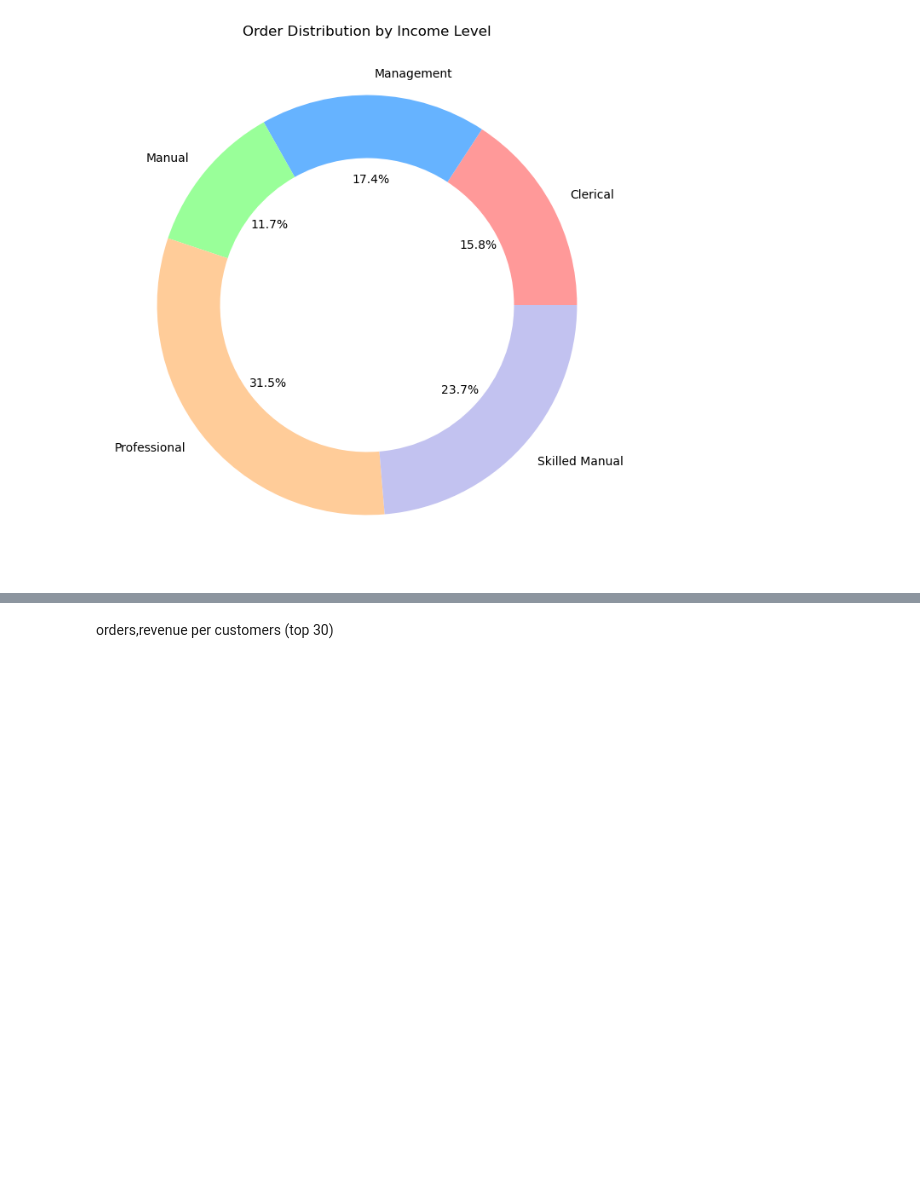
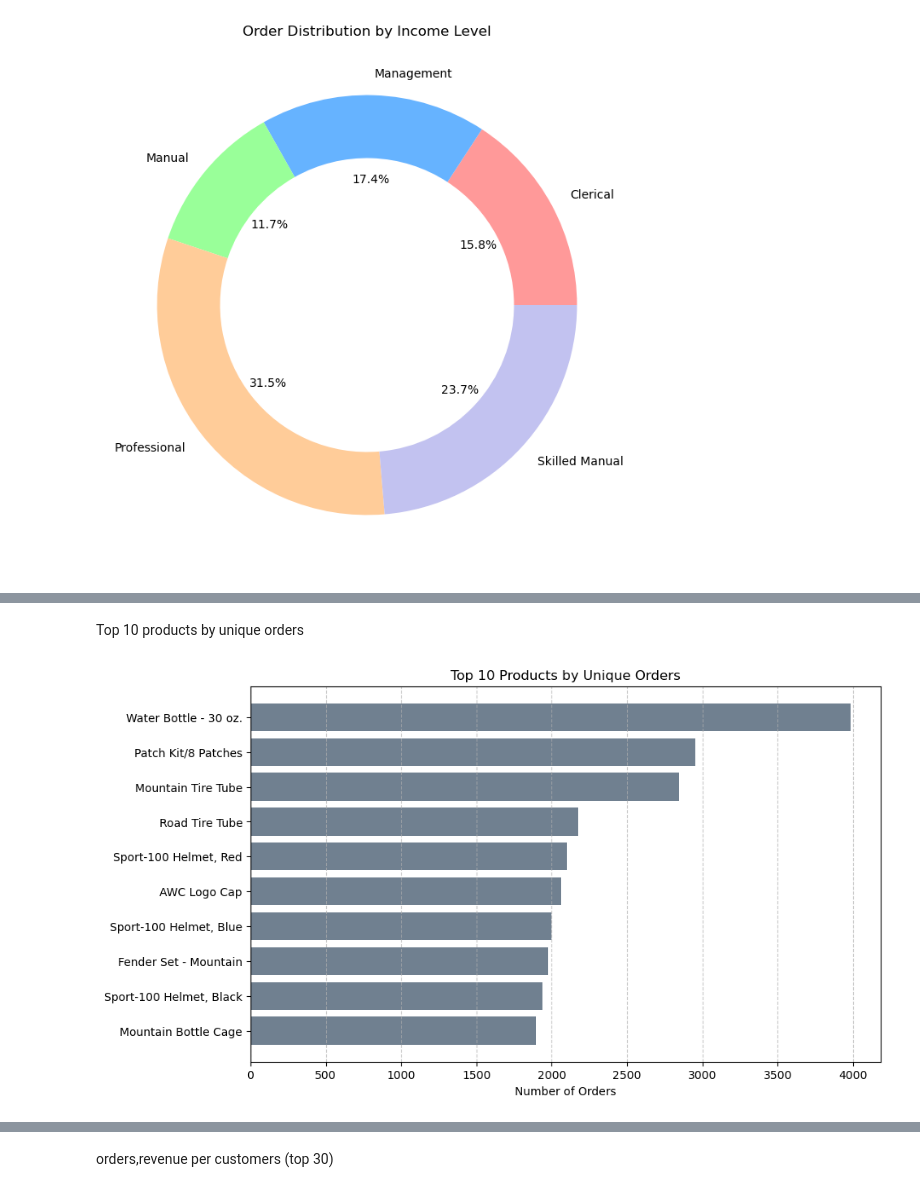
Before and after one commit to Anandhuvimalan/AdventureWorks-Analytics-with-Python-PostgreSQL-and-Power-BI, a Jupyter notebook: python/AdventureWorks.ipynb, the cells around one changed output, grey strips where cells are left out. Drawn from its saved outputs; the diff is of its cells as text; code cells hidden in the pictures; blank space fills up the shorter version.

```diff
--- a/python/AdventureWorks.ipynb
+++ b/python/AdventureWorks.ipynb
@@ -716,0 +732,15 @@ top_products
+# %% [markdown]
+Top 10 products by unique orders
+# %%
+# Sort the data by number of unique orders
+top_order_products = top_products.sort_values(by='OrderNumber', ascending=False).iloc[:10]
+
+plt.figure(figsize=(10, 6))
+plt.barh(top_order_products['ProductName'], top_order_products['OrderNumber'], color='#708090')
+plt.title('Top 10 Products by Unique Orders')
+plt.xlabel('Number of Orders')
+plt.gca().invert_yaxis()
+plt.grid(True, axis='x', linestyle='--', alpha=0.7)
+plt.show()
+# %% [output]
+[figure, added]
```
Also changed, not shown: parts of 11 cells of this notebook.
